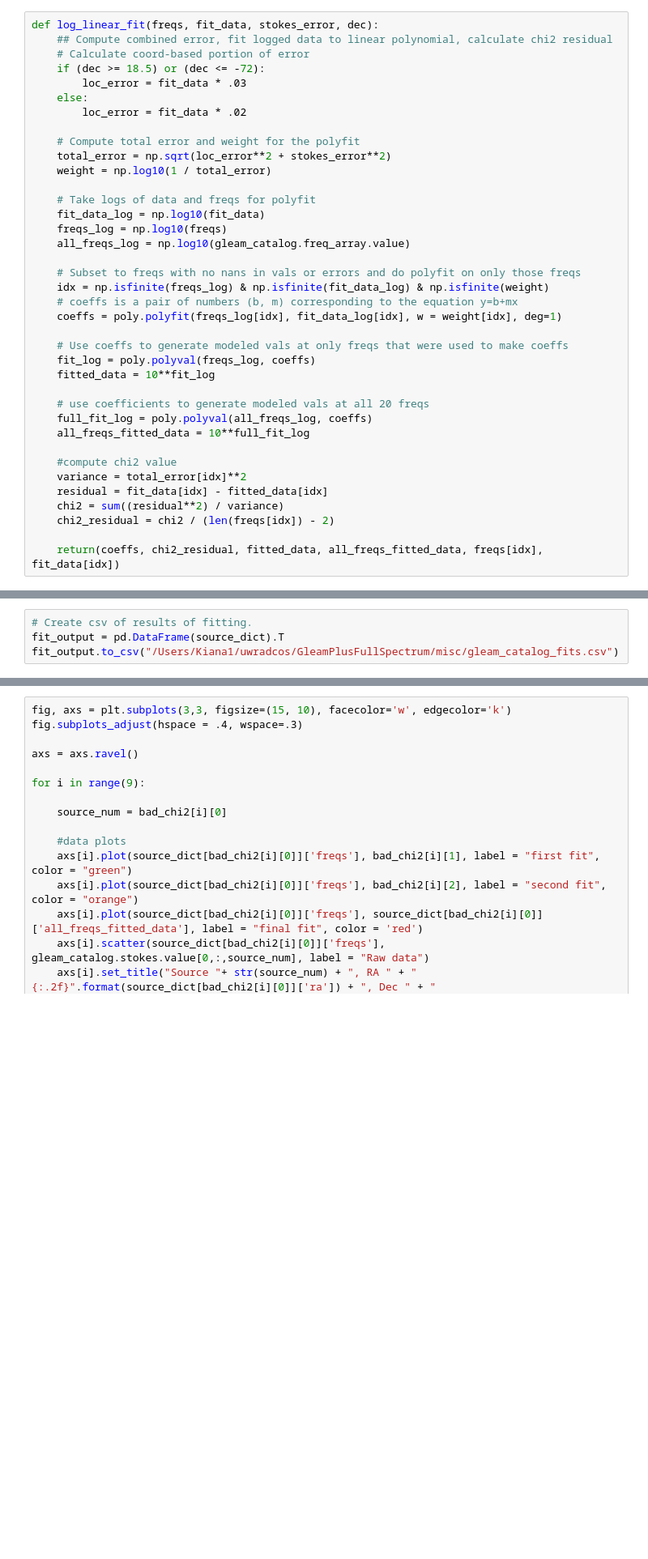
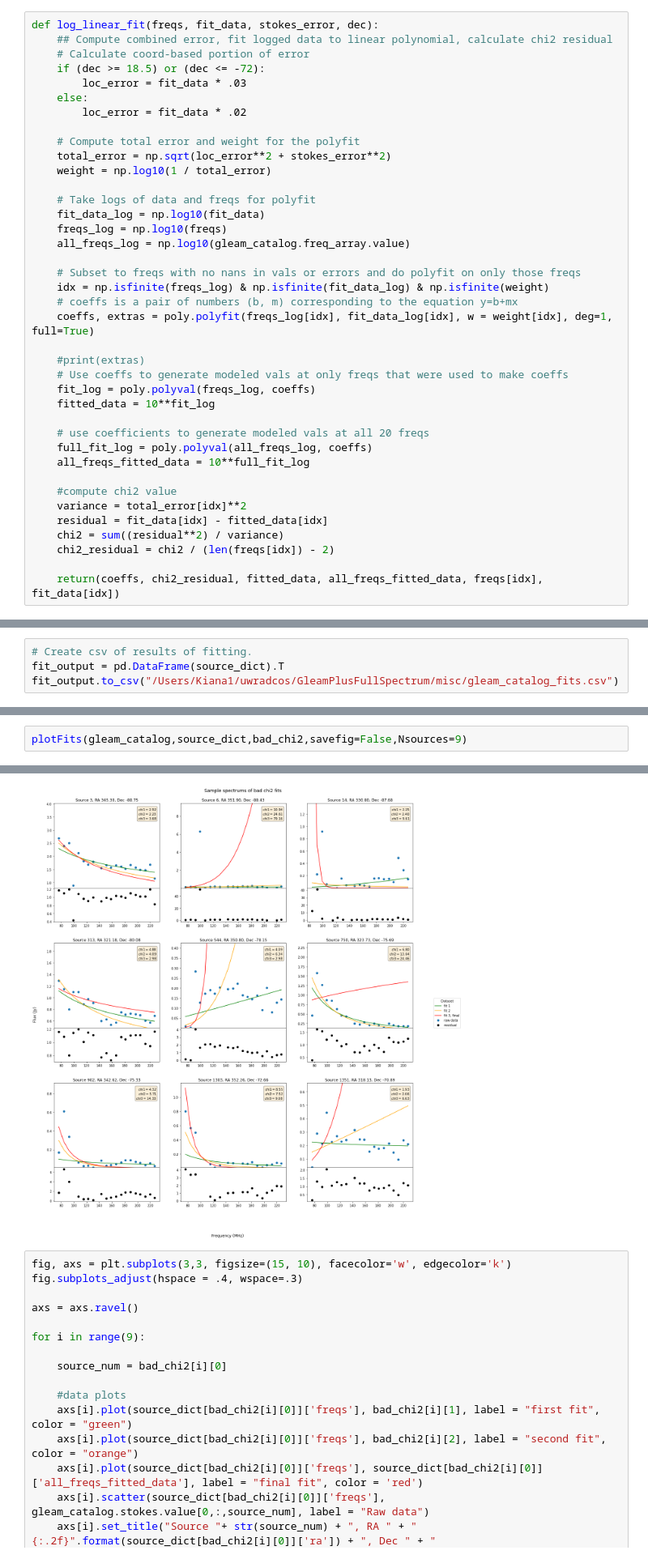
Before and after one commit to EoRImaging/GleamPlusFullSpectrum, a Jupyter notebook: scripts/catalog_fits.ipynb, the cells around one changed output, grey strips where cells are left out. Shown: that part at 81% size. Drawn from its saved outputs; the diff is of its cells as text; blank space fills up the shorter version.

```diff
--- a/scripts/catalog_fits.ipynb
+++ b/scripts/catalog_fits.ipynb
@@ -44,8 +44,9 @@ def log_linear_fit(freqs, fit_data, stokes_error, dec):
     # Subset to freqs with no nans in vals or errors and do polyfit on only those freqs
     idx = np.isfinite(freqs_log) & np.isfinite(fit_data_log) & np.isfinite(weight)
     # coeffs is a pair of numbers (b, m) corresponding to the equation y=b+mx
-    coeffs = poly.polyfit(freqs_log[idx], fit_data_log[idx], w = weight[idx], deg=1)
+    coeffs, extras = poly.polyfit(freqs_log[idx], fit_data_log[idx], w = weight[idx], deg=1, full=True)
 
+    #print(extras)
     # Use coeffs to generate modeled vals at only freqs that were used to make coeffs
     fit_log = poly.polyval(freqs_log, coeffs)
     fitted_data = 10**fit_log
@@ -171,0 +229,3 @@ bad_chi2[1][6]
+# %%
+plotFits(gleam_catalog,source_dict,bad_chi2,savefig=False,Nsources=9)
+# %% [output]
@@ -172,3 +233,4 @@ bad_chi2[1][6]
+[figure, added]
 # %%
 fig, axs = plt.subplots(3,3, figsize=(15, 10), facecolor='w', edgecolor='k')
 fig.subplots_adjust(hspace = .4, wspace=.3)
```
Also changed, not shown: parts of 5 cells of this notebook.
